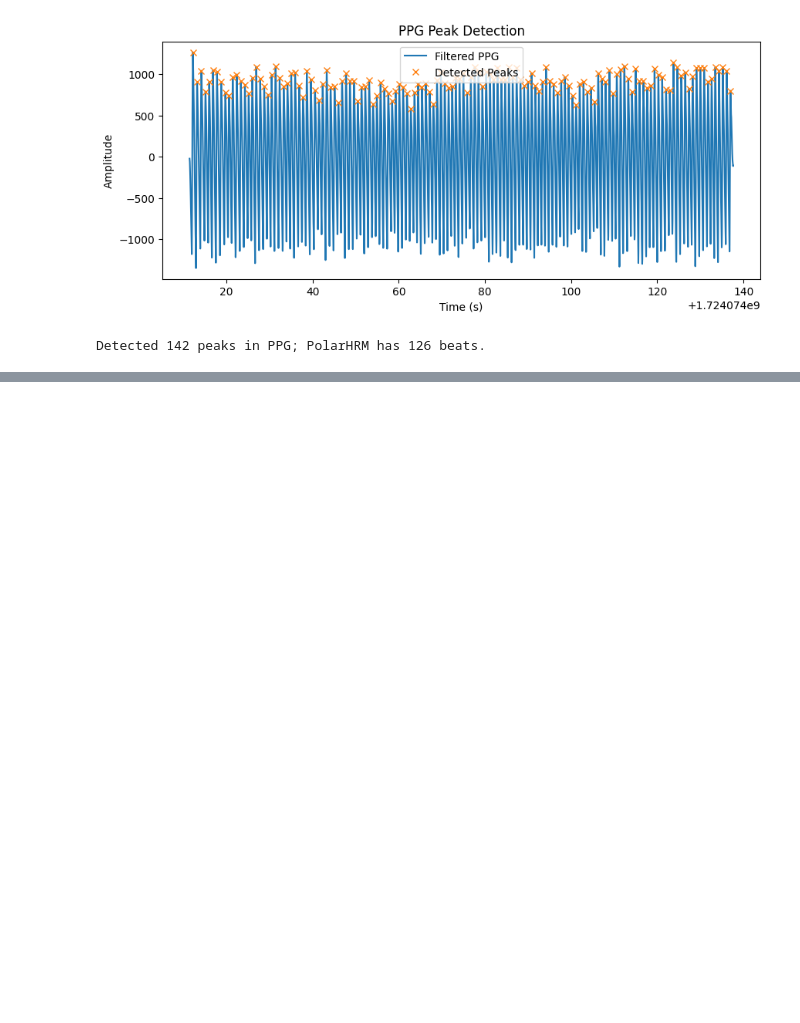
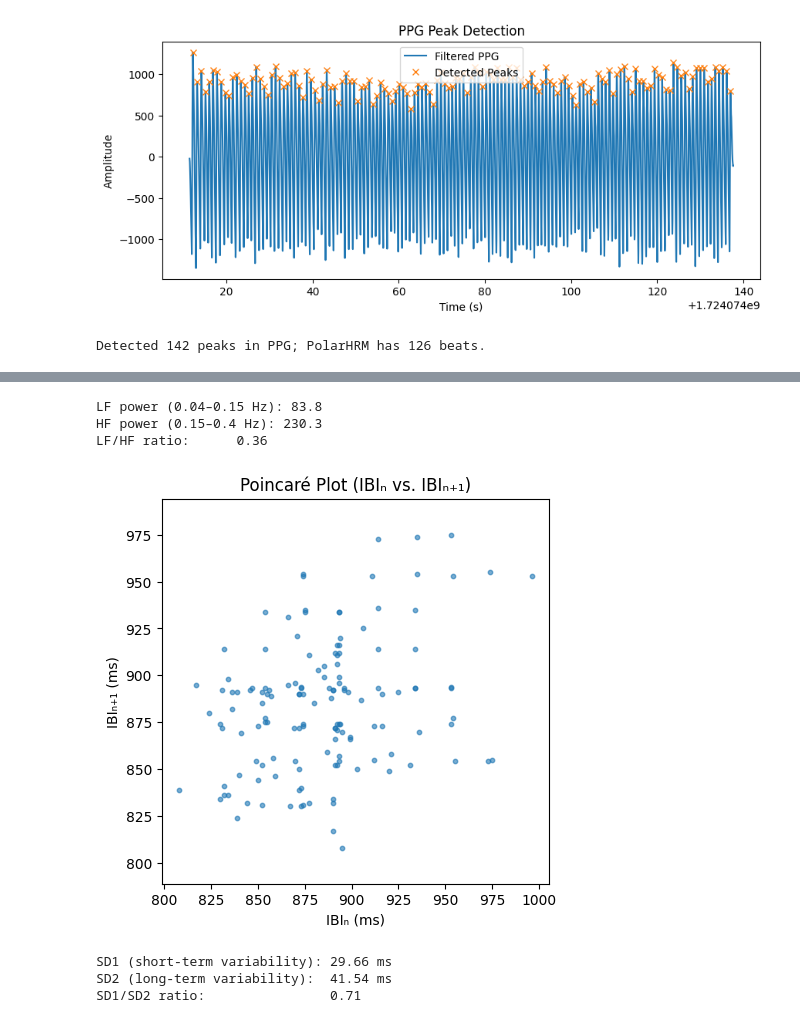
Before and after one commit to Showmick119/Benchmarking-Signal-Processing-Packages, a Jupyter notebook: practice.ipynb, the cells around one changed output, grey strips where cells are left out. Cells and saved outputs as stored; diff of their text form; code cells hidden in the pictures; blank space fills up the shorter version.

Commit message:
Poincare Plots

```diff
--- a/practice.ipynb
+++ b/practice.ipynb
@@ -215,0 +245,54 @@ Detected 142 peaks in PPG; PolarHRM has 126 beats.
+# %%
+# 5) PSD of interpolated RR series (Welch’s method)
+from scipy.signal import welch
+
+# 5a) Interpolate uneven IBIs to a uniform 4 Hz grid
+t_rr     = np.cumsum(rr) / 1000.0              # Polar timebase (s)
+t_uniform = np.arange(t_rr[0], t_rr[-1], 1/4)  # 4 Hz
+rr_interp = np.interp(t_uniform, t_rr, rr)
+
+# 5b) Compute PSD
+f, psd = welch(rr_interp, fs=4.0, nperseg=256)
+
+# 5c) Integrate LF (0.04–0.15 Hz) & HF (0.15–0.4 Hz)
+lf_mask = (f >= 0.04) & (f < 0.15)
+hf_mask = (f >= 0.15) & (f < 0.4)
+lf_power = np.trapz(psd[lf_mask], f[lf_mask])
+hf_power = np.trapz(psd[hf_mask], f[hf_mask])
+
+print(f"LF power (0.04–0.15 Hz): {lf_power:.1f}")
+print(f"HF power (0.15–0.4 Hz): {hf_power:.1f}")
+print(f"LF/HF ratio:      {lf_power/hf_power:.2f}")
+# %% [output]
+LF power (0.04–0.15 Hz): 83.8
+HF power (0.15–0.4 Hz): 230.3
+LF/HF ratio:      0.36
+# %%
+# 6) Poincaré plot and SD1/SD2
+import matplotlib.pyplot as plt
+
+# 6a) Build scatter of successive IBIs
+x = ibi_ppg[:-1]
+y = ibi_ppg[1:]
+
+plt.figure(figsize=(5,5))
+plt.scatter(x, y, s=10, alpha=0.6)
+plt.title("Poincaré Plot (IBIₙ vs. IBIₙ₊₁)")
+plt.xlabel("IBIₙ (ms)")
+plt.ylabel("IBIₙ₊₁ (ms)")
+plt.axis('equal')
+plt.show()
+
+# 6b) Compute SD1 & SD2
+diffs = y - x
+sd1 = np.sqrt(np.var(diffs) / 2)
+sd2 = np.sqrt(2*np.var(ibi_ppg) - np.var(diffs) / 2)
+
+print(f"SD1 (short-term variability): {sd1:.2f} ms")
+print(f"SD2 (long-term variability):  {sd2:.2f} ms")
+print(f"SD1/SD2 ratio:                {sd1/sd2:.2f}")
+# %% [output]
+[figure, added]
+SD1 (short-term variability): 29.66 ms
+SD2 (long-term variability):  41.54 ms
+SD1/SD2 ratio:                0.71
```
Also changed, not shown: parts of 1 cell of this notebook.
